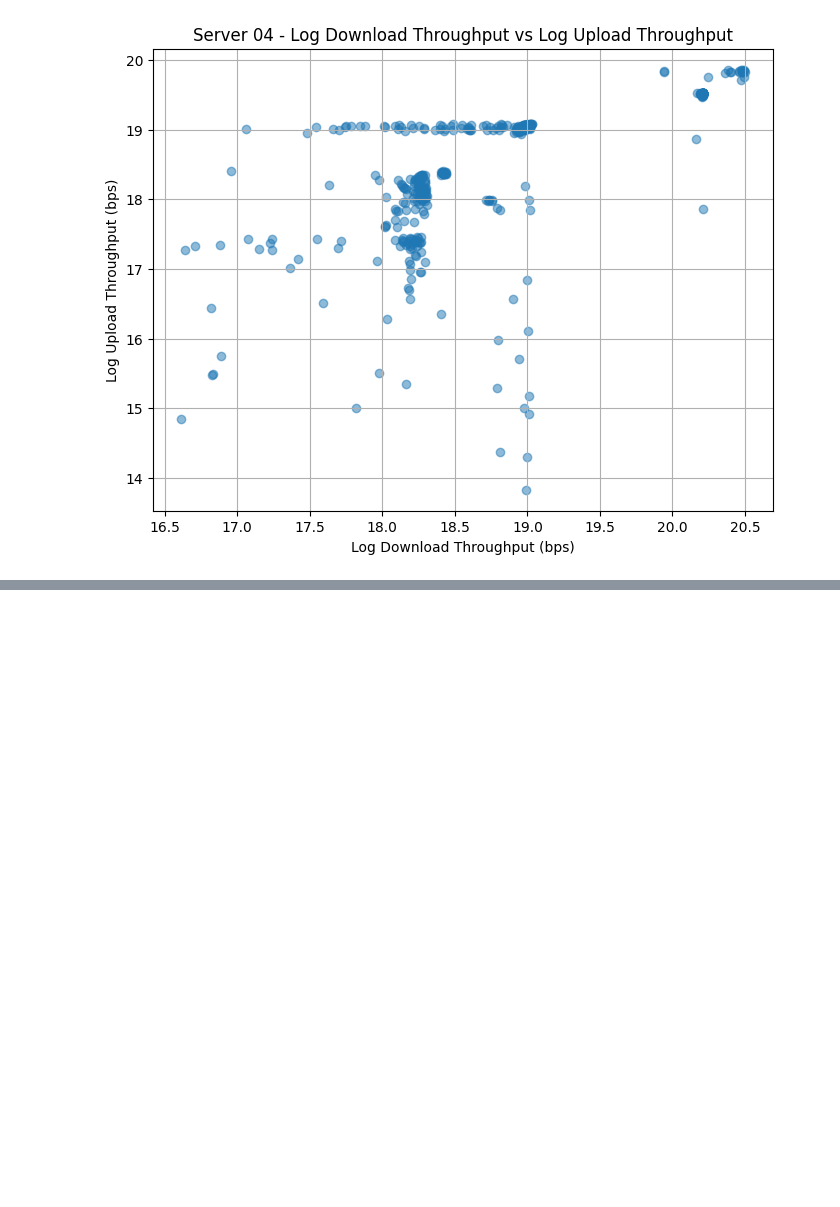
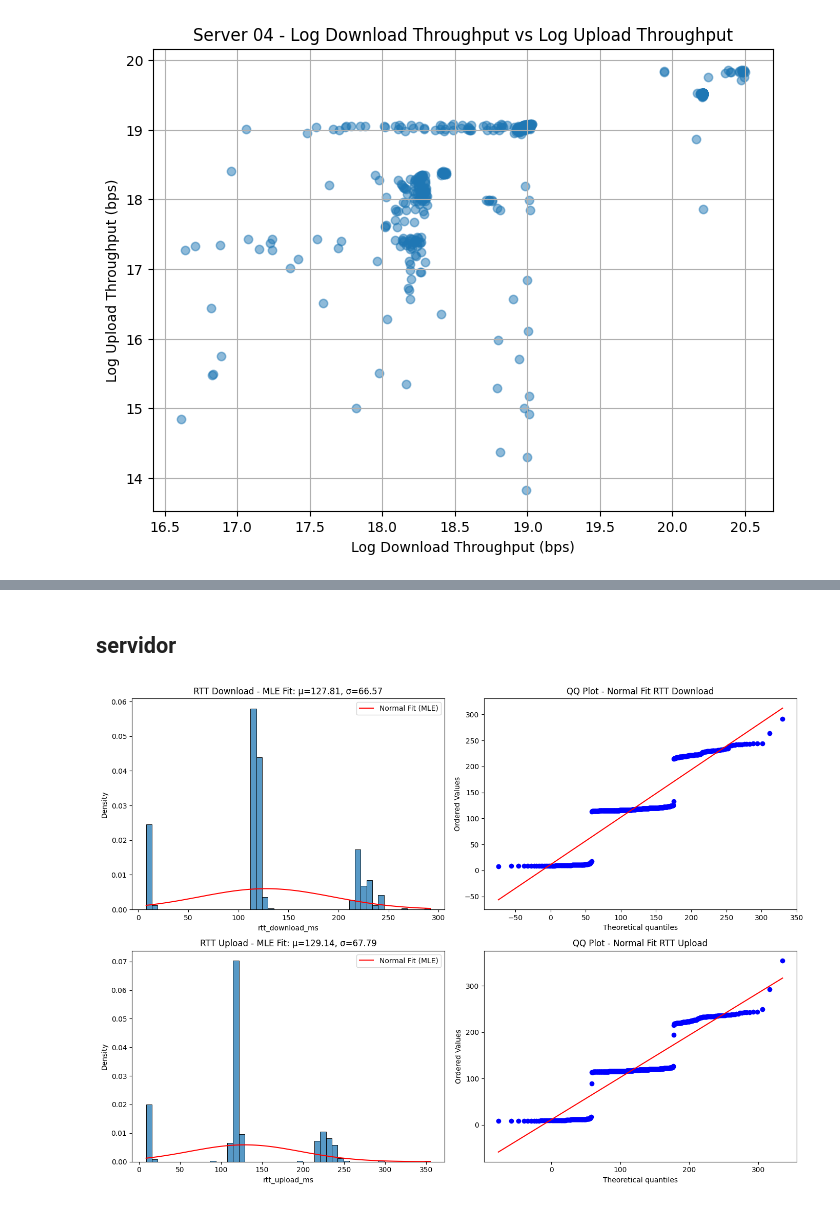
Before and after one commit to carloshenriquefbf/statistics-and-probabilistic-models, a Jupyter notebook: trab1.ipynb, the cells around one changed output, grey strips where cells are left out. Cells and saved outputs as stored; diff of their text form; code cells hidden in the pictures; blank space fills up the shorter version.

```diff
--- a/trab1.ipynb
+++ b/trab1.ipynb
@@ -381,0 +534,23 @@ plt.show()
+# %% [markdown]
+## servidor
+# %%
+data_download = server_04['rtt_download_ms']
+
+fig, axes = plt.subplots(2, 2, figsize=(14, 10))
+
+mu_mle_download, sigma_mle_download = plot_normal_fit(
+    data_download, 'RTT Download', axes[0, 0], axes[0, 1]
+)
+
+data_upload = server_04['rtt_upload_ms']
+mu_mle_upload, sigma_mle_upload = plot_normal_fit(
+    data_upload, 'RTT Upload', axes[1, 0], axes[1, 1]
+)
+
+server_04_params['rtt_download_ms'] = {'mu_mle': mu_mle_download, 'sigma_mle': sigma_mle_download}
+server_04_params['rtt_upload_ms'] = {'mu_mle': mu_mle_upload, 'sigma_mle': sigma_mle_upload}
+
+plt.tight_layout()
+plt.show()
+# %% [output]
+[figure, added]
```
Also changed, not shown: parts of 10 cells of this notebook.
